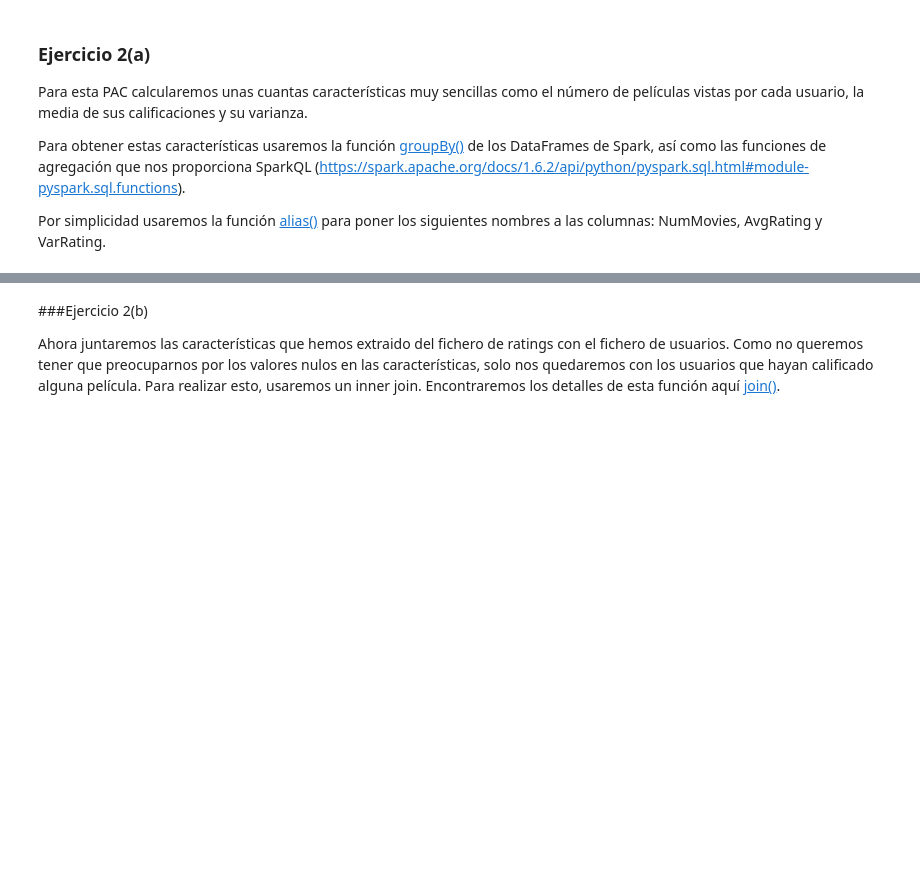
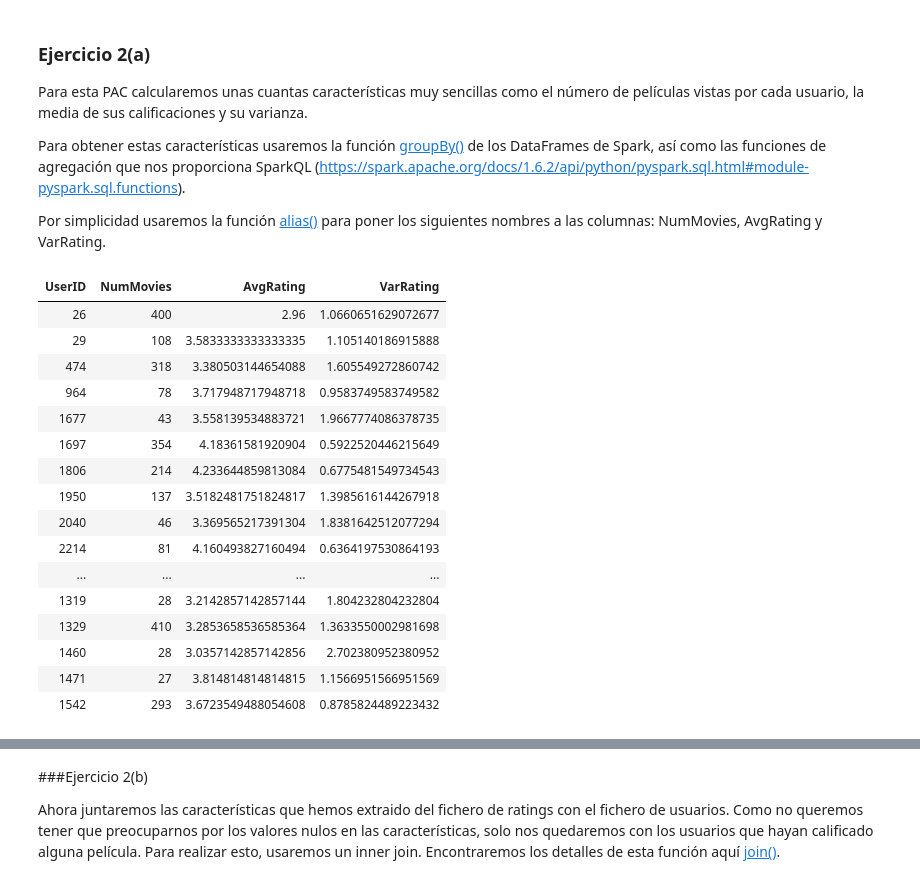
Before and after one commit to fernandoabcampos/big-data, a Jupyter notebook: PEC4/M2.858.PAC4_Clustering.ipynb, the cells around one changed output, grey strips where cells are left out. Drawn from its saved outputs; the diff is of its cells as text; code cells hidden in the pictures; blank space fills up the shorter version.

Commit message:
Grouping and pyspark.sql.functions

```diff
--- a/PEC4/M2.858.PAC4_Clustering.ipynb
+++ b/PEC4/M2.858.PAC4_Clustering.ipynb
@@ -341,10 +341,28 @@ Por simplicidad usaremos la función [alias()](https://spark.apache.org/docs/1.6
 # %%
 #TODO: Compute aggregated values by user using groupBy and SQL functions
 import pyspark.sql.functions as func
 
-aggRatingsDF = <FILL IN>
+aggRatingsDF = ratingsDF.groupBy("UserID").agg(func.count(ratingsDF.MovieID).alias("NumMovies"), func.avg(ratingsDF.Rating).alias("AvgRating"), func.variance(ratingsDF.Rating).alias("VarRating"))
 
 display(aggRatingsDF)
+# %% [output]
+| UserID | NumMovies | AvgRating | VarRating |
+| 26 | 400 | 2.96 | 1.0660651629072677 |
+| 29 | 108 | 3.5833333333333335 | 1.105140186915888 |
+| 474 | 318 | 3.380503144654088 | 1.605549272860742 |
+| 964 | 78 | 3.717948717948718 | 0.9583749583749582 |
+| 1677 | 43 | 3.558139534883721 | 1.9667774086378735 |
+| 1697 | 354 | 4.18361581920904 | 0.5922520446215649 |
+| 1806 | 214 | 4.233644859813084 | 0.6775481549734543 |
+| 1950 | 137 | 3.5182481751824817 | 1.3985616144267918 |
+| 2040 | 46 | 3.369565217391304 | 1.8381642512077294 |
+| 2214 | 81 | 4.160493827160494 | 0.6364197530864193 |
+| ... | ... | ... | ... |
+| 1319 | 28 | 3.2142857142857144 | 1.804232804232804 |
+| 1329 | 410 | 3.2853658536585364 | 1.3633550002981698 |
+| 1460 | 28 | 3.0357142857142856 | 2.702380952380952 |
+| 1471 | 27 | 3.814814814814815 | 1.1566951566951569 |
+| 1542 | 293 | 3.6723549488054608 | 0.8785824489223432 |
 # %%
 # TEST compute aggregated features (2a)
 counter = aggRatingsDF.count()
```
Also changed, not shown: parts of 1 cell of this notebook.
